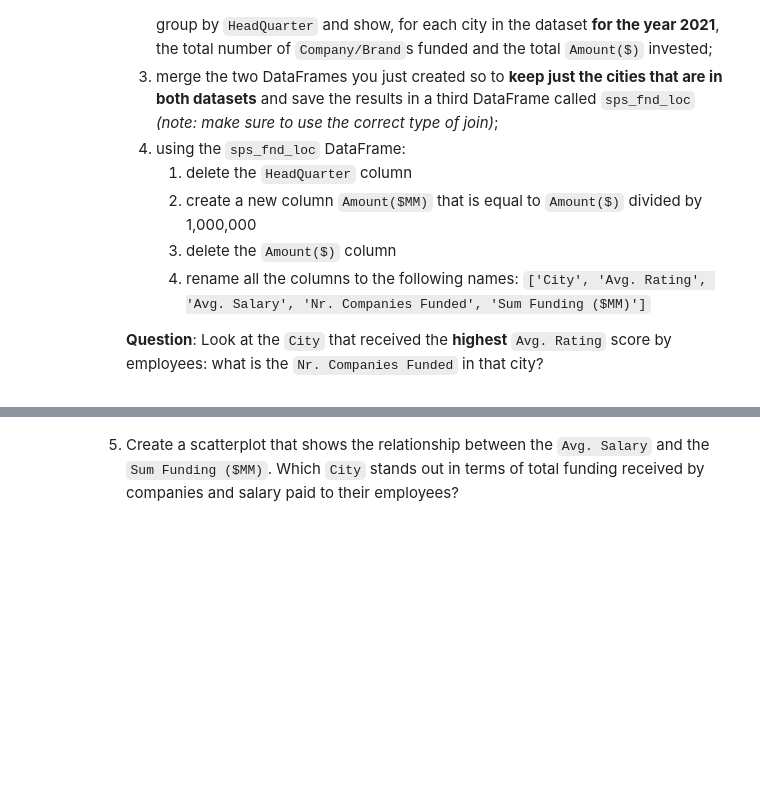
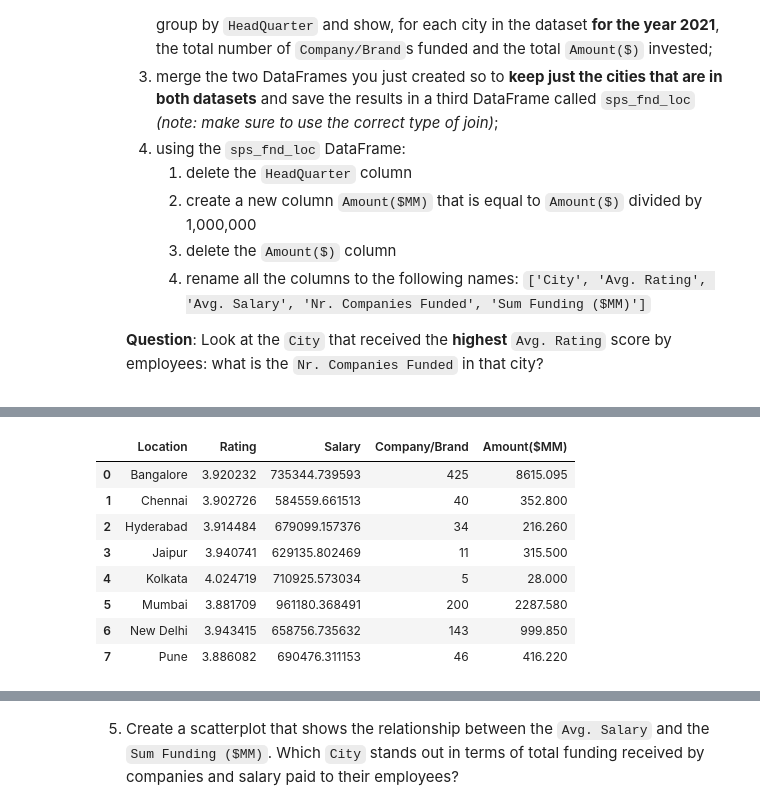
Before and after one commit to extra-jalapenos/python-assignment, a Jupyter notebook: Final Assignment P2.ipynb, the cells around one changed output, grey strips where cells are left out. Saved outputs shown, nothing was run; the diff lists cells and outputs as text; code cells hidden in the pictures; blank space fills up the shorter version.

```diff
--- a/Final Assignment P2.ipynb
+++ b/Final Assignment P2.ipynb
@@ -71,0 +126,15 @@ fnd.groupby('Investor', as_index=False).size().sort_values('size', ascending=Fal
+# %%
+sps_fnd_loc.drop(columns="HeadQuarter", inplace=True)
+sps_fnd_loc["Amount($MM)"] = sps_fnd_loc["Amount($)"] / 1_000_000
+sps_fnd_loc.drop(columns="Amount($)", inplace=True)
+sps_fnd_loc
+# %% [output]
+|  | Location | Rating | Salary | Company/Brand | Amount($MM) |
+| 0 | Bangalore | 3.920232 | 735344.739593 | 425 | 8615.095 |
+| 1 | Chennai | 3.902726 | 584559.661513 | 40 | 352.800 |
+| 2 | Hyderabad | 3.914484 | 679099.157376 | 34 | 216.260 |
+| 3 | Jaipur | 3.940741 | 629135.802469 | 11 | 315.500 |
+| 4 | Kolkata | 4.024719 | 710925.573034 | 5 | 28.000 |
+| 5 | Mumbai | 3.881709 | 961180.368491 | 200 | 2287.580 |
+| 6 | New Delhi | 3.943415 | 658756.735632 | 143 | 999.850 |
+| 7 | Pune | 3.886082 | 690476.311153 | 46 | 416.220 |
```
Also changed, not shown: parts of 12 cells of this notebook.
